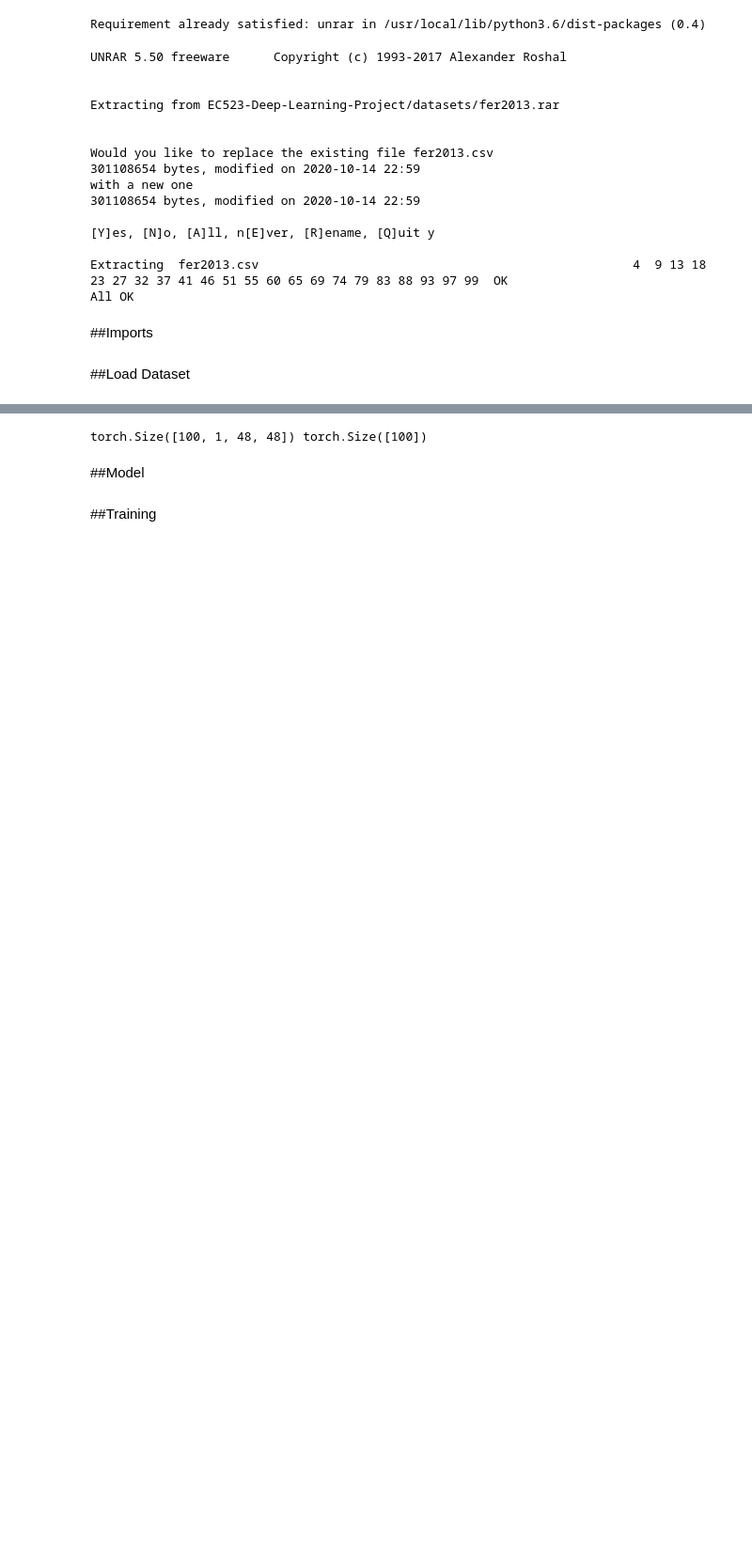
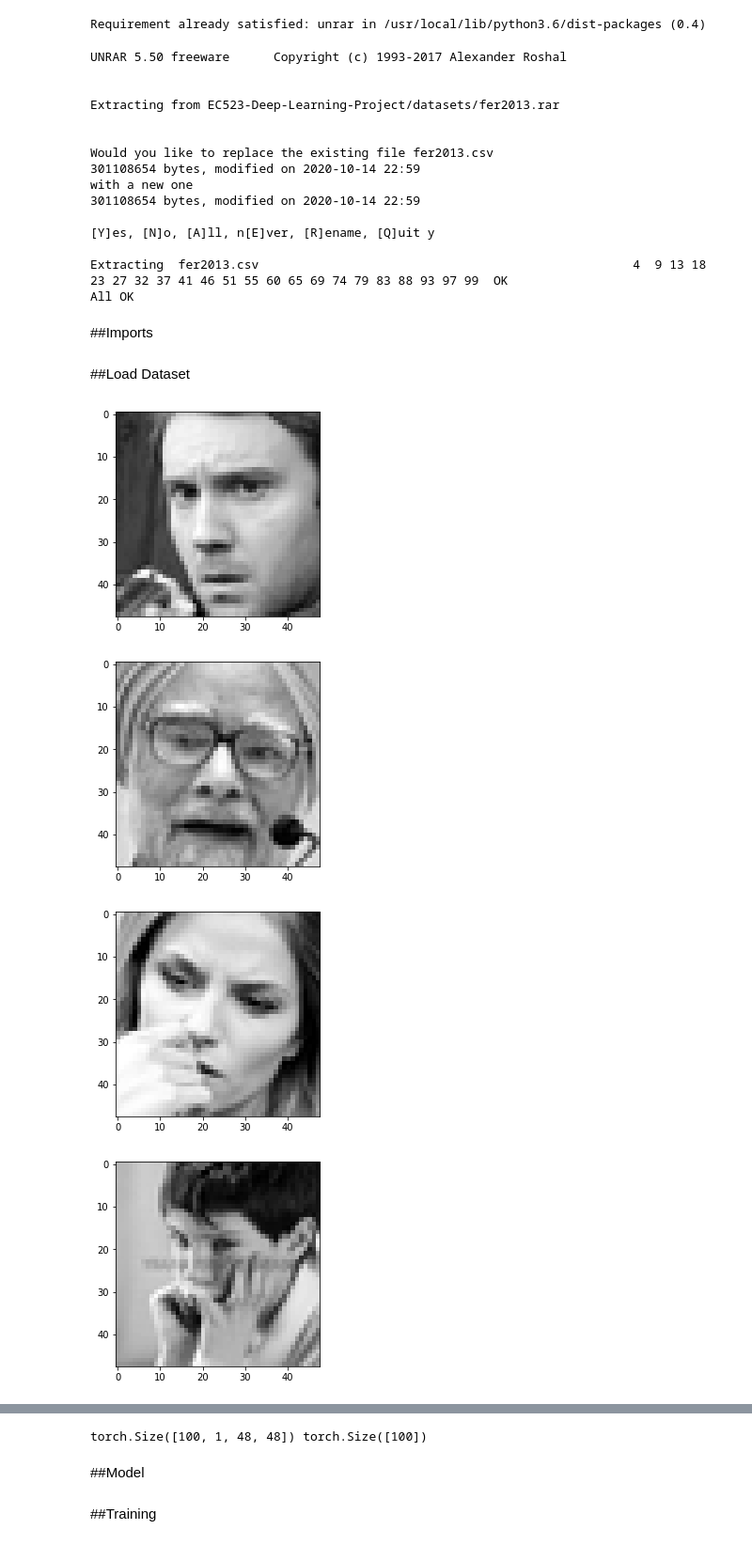
Before and after one commit to usef-kh/EC-523-Deep-Learning-Project, a Jupyter notebook: FER_with_CNN_Ensemble.ipynb, the cells around one changed output, grey strips where cells are left out. Shown: that part at 94% size. Cells and saved outputs as stored; diff of their text form; code cells hidden in the pictures; blank space fills up the shorter version.

```diff
--- a/FER_with_CNN_Ensemble.ipynb
+++ b/FER_with_CNN_Ensemble.ipynb
@@ -51,6 +53,8 @@ device = torch.device("cuda:0" if torch.cuda.is_available() else "cpu")
 fer2013 = pd.read_csv('fer2013.csv')
 emotions = {0: 'Angry', 1: 'Disgust', 2: 'Fear', 3: 'Happy', 4: 'Sad', 5: 'Surprise', 6: 'Neutral'}
 fer2013.head()
+
+transform = transforms.Normalize(mean=129.4456, std = 1)
 
 def prepare_data(data):
     """ Prepare data for modeling
@@ -67,28 +71,6 @@ def prepare_data(data):
 
     return image_array, image_label
 
-
-def reformat_data(X, Y):
-    data = []
-
-    for x, y in zip(torch.from_numpy(X), torch.from_numpy(Y)):
-        x, y = x.type(torch.DoubleTensor), y.type(torch.long)
-        data.append((x.unsqueeze(0), y))
-
-    return data
-
-
-
 xtrain, ytrain = prepare_data(fer2013[fer2013['Usage'] == 'Training'])
 xval , yval = prepare_data(fer2013[fer2013['Usage'] == 'PrivateTest'])
 xtest, ytest = prepare_data(fer2013[fer2013['Usage'] == 'PublicTest'])
-
-train = reformat_data(xtrain, ytrain)
-val = reformat_data(xval, yval)
-test = reformat_data(xtest, ytest)
-
-trainloader = torch.utils.data.DataLoader(train, batch_size=100, shuffle=True, num_workers=2)
-valloader = torch.utils.data.DataLoader(val, batch_size=100, shuffle=True, num_workers=2)
-testloader = torch.utils.data.DataLoader(test, batch_size=100, shuffle=True, num_workers=2)
-
-del train, test, val, xtrain, ytrain, xval, yval, xtest, ytest, fer2013
@@ -94,0 +113,15 @@ del train, test, val, xtrain, ytrain, xval, yval, xtest, ytest, fer2013
+# %%
+def imshow(img):
+    npimg = img.numpy()
+    plt.imshow(npimg, cmap='gray')
+
+for i in range(10):
+    img, label = train[i]
+    plt.figure()
+    imshow(img.squeeze(0))
+    plt.show()
+# %% [output]
+[figure, added]
+[figure, added]
+[figure, added]
+[figure, added]
```
Also changed, not shown: parts of 14 cells of this notebook.
